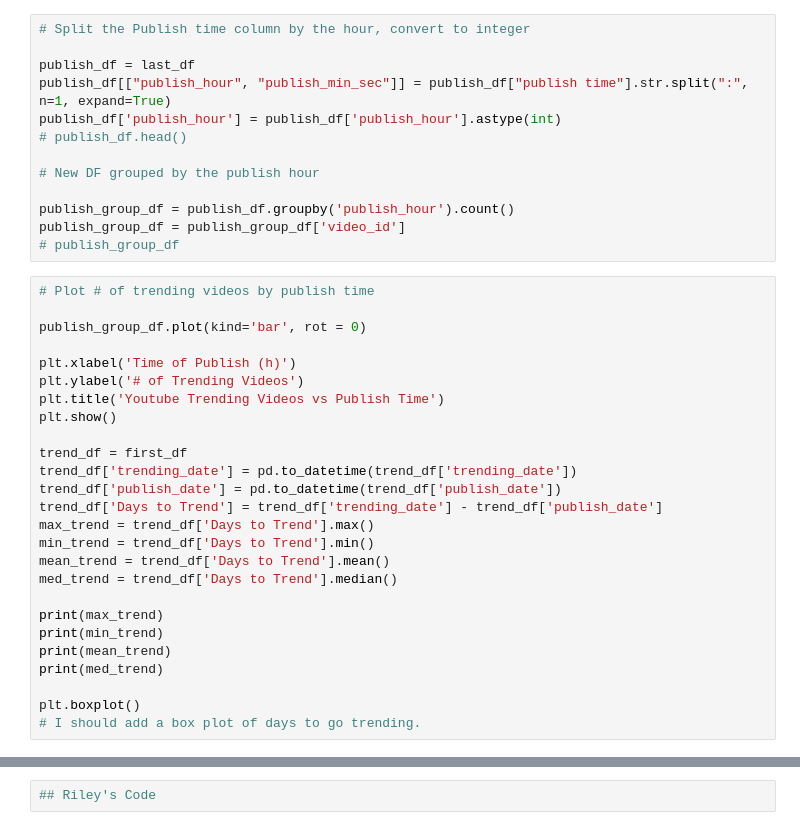
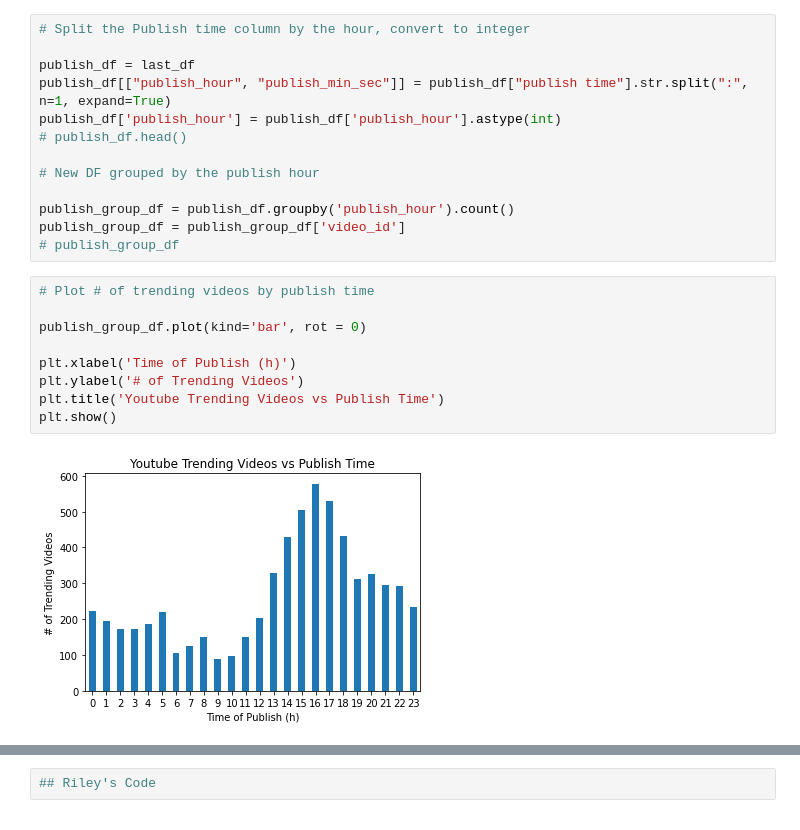
Before and after one commit to JacquelineMeyer1000/Project1_Group3, a Jupyter notebook: Group3_YouTube.ipynb, the cells around one changed output, grey strips where cells are left out. Drawn from its saved outputs; the diff is of its cells as text.

```diff
--- a/Group3_YouTube.ipynb
+++ b/Group3_YouTube.ipynb
@@ -119,26 +128,11 @@ publish_group_df = publish_group_df['video_id']
 # %%
 # Plot # of trending videos by publish time
 
 publish_group_df.plot(kind='bar', rot = 0)
 
 plt.xlabel('Time of Publish (h)')
 plt.ylabel('# of Trending Videos')
 plt.title('Youtube Trending Videos vs Publish Time')
 plt.show()
-
-trend_df = first_df
-trend_df['trending_date'] = pd.to_datetime(trend_df['trending_date'])
-trend_df['publish_date'] = pd.to_datetime(trend_df['publish_date'])
-trend_df['Days to Trend'] = trend_df['trending_date'] - trend_df['publish_date']
-max_trend = trend_df['Days to Trend'].max()
-min_trend = trend_df['Days to Trend'].min()
-mean_trend = trend_df['Days to Trend'].mean()
-med_trend = trend_df['Days to Trend'].median()
-
-print(max_trend)
-print(min_trend)
-print(mean_trend)
-print(med_trend)
-
-plt.boxplot()
-# I should add a box plot of days to go trending.
+# %% [output]
+[figure, added]
```
Also changed, not shown: parts of 6 cells of this notebook.
